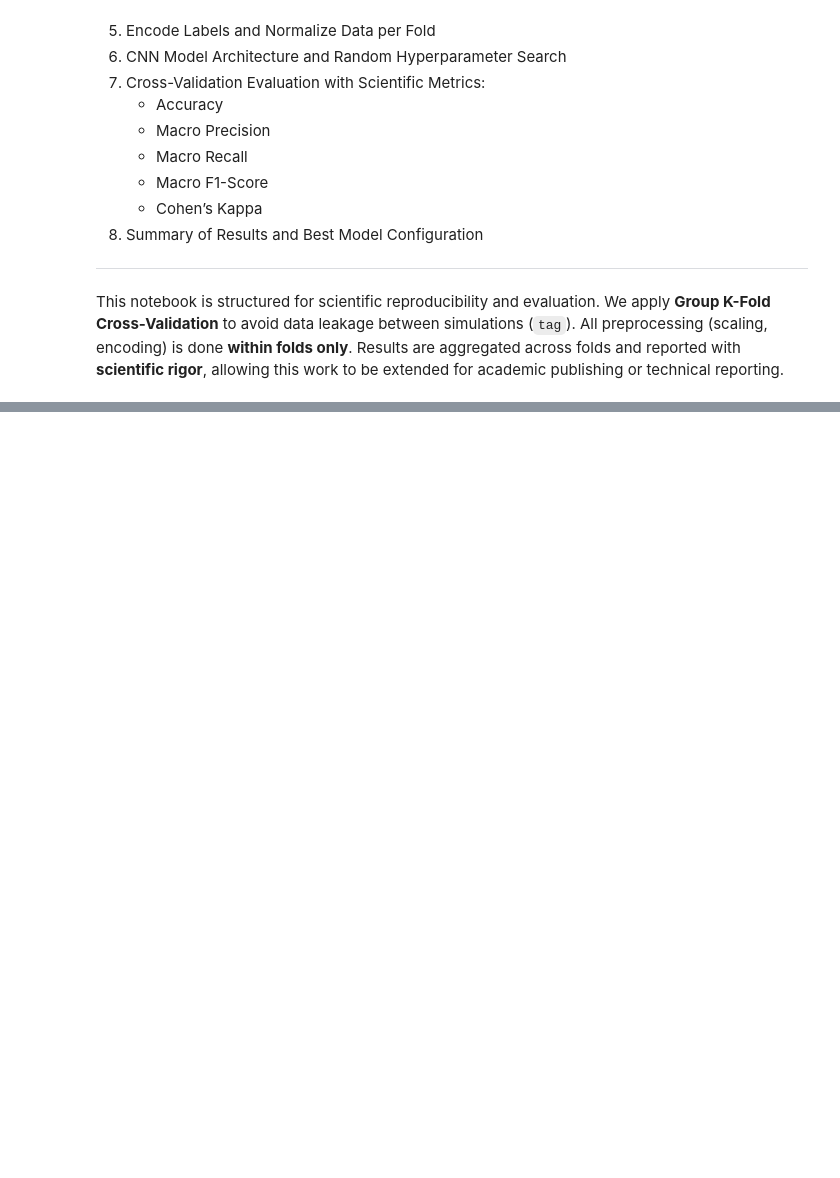
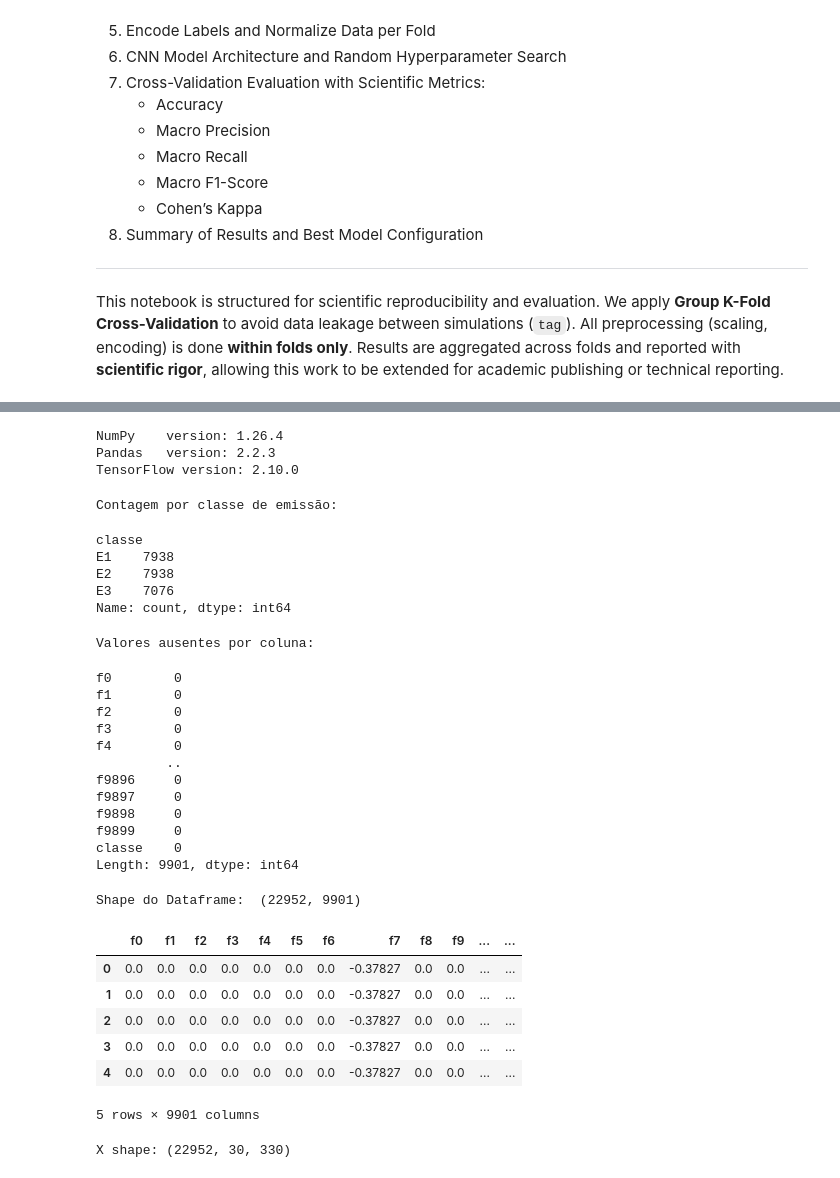
Before and after one commit to lucasmcmatos/predicition-particle-emission-points, a Jupyter notebook: notebooks/CNN1D_model_train.ipynb, the cells around one changed output, grey strips where cells are left out. Cells and saved outputs as stored; diff of their text form; code cells hidden in the pictures; blank space fills up the shorter version.

```diff
--- a/notebooks/CNN1D_model_train.ipynb
+++ b/notebooks/CNN1D_model_train.ipynb
@@ -547,0 +29,59 @@ Kappa: -0.1075
+# %%
+import os
+import random
+import numpy as np
+import pandas as pd
+import tensorflow as tf
+from sklearn.model_selection import train_test_split
+
+# 1.1 Fixar seeds para reproducibilidade
+SEED = 42
+os.environ['PYTHONHASHSEED'] = str(SEED)
+random.seed(SEED)
+np.random.seed(SEED)
+tf.random.set_seed(SEED)
+
+print(f"NumPy    version: {np.__version__}")
+print(f"Pandas   version: {pd.__version__}")
+print(f"TensorFlow version: {tf.__version__}")
+# %% [output]
+NumPy    version: 1.26.4
+Pandas   version: 2.2.3
+TensorFlow version: 2.10.0
+# %%
+df = pd.read_csv('../data/processed/dataset_timeseries.csv')
+
+print("Contagem por classe de emissão:")
+display(df['classe'].value_counts())
+print("Valores ausentes por coluna:")
+display(df.isnull().sum())
+print("Shape do Dataframe: ", df.shape)
+display(df.head())
+# %% [output]
+Contagem por classe de emissão:
+classe
+E1    7938
+E2    7938
+E3    7076
+Name: count, dtype: int64
+Valores ausentes por coluna:
+f0        0
+f1        0
+f2        0
+f3        0
+f4        0
+         ..
+f9896     0
+f9897     0
+f9898     0
+f9899     0
+classe    0
+Length: 9901, dtype: int64
+Shape do Dataframe:  (22952, 9901)
+|  | f0 | f1 | f2 | f3 | f4 | f5 | f6 | f7 | f8 | f9 | ... | ... |
+| 0 | 0.0 | 0.0 | 0.0 | 0.0 | 0.0 | 0.0 | 0.0 | -0.37827 | 0.0 | 0.0 | ... | ... |
+| 1 | 0.0 | 0.0 | 0.0 | 0.0 | 0.0 | 0.0 | 0.0 | -0.37827 | 0.0 | 0.0 | ... | ... |
+| 2 | 0.0 | 0.0 | 0.0 | 0.0 | 0.0 | 0.0 | 0.0 | -0.37827 | 0.0 | 0.0 | ... | ... |
+| 3 | 0.0 | 0.0 | 0.0 | 0.0 | 0.0 | 0.0 | 0.0 | -0.37827 | 0.0 | 0.0 | ... | ... |
+| 4 | 0.0 | 0.0 | 0.0 | 0.0 | 0.0 | 0.0 | 0.0 | -0.37827 | 0.0 | 0.0 | ... | ... |
+5 rows × 9901 columns
@@ -547,0 +92,10 @@ Kappa: -0.1075
+# %%
+WINDOW_SIZE = 30   # igual ao script
+n_features  = X_flat.shape[1]
+n_sensores  = n_features // WINDOW_SIZE
+
+# reshape para (n_amostras, timesteps, canais)
+X = X_flat.reshape(-1, WINDOW_SIZE, n_sensores)
+print("X shape:", X.shape)  # deverá ser (n_amostras, 30, n_sensores)
+# %% [output]
+X shape: (22952, 30, 330)
```
Also changed, not shown: parts of 27 cells of this notebook, 1 other file.
